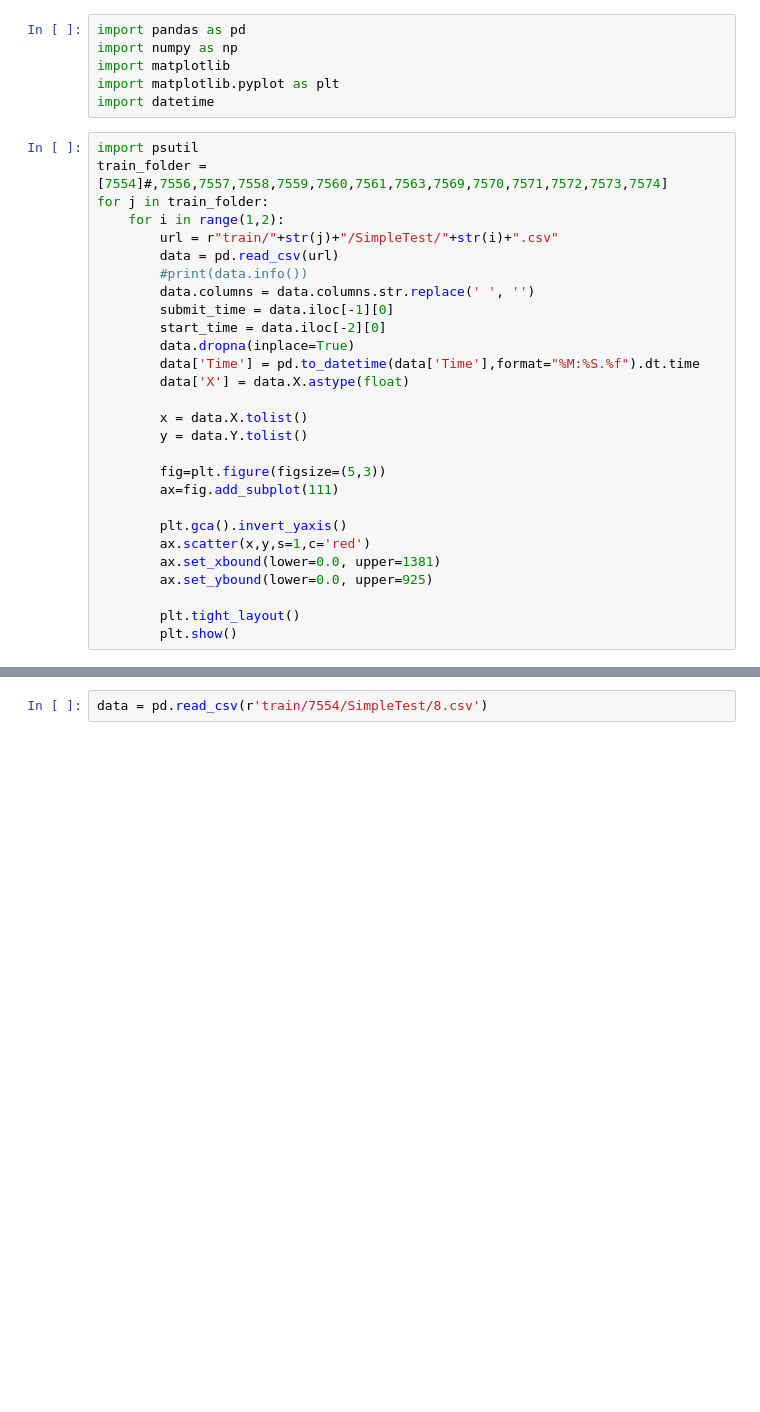
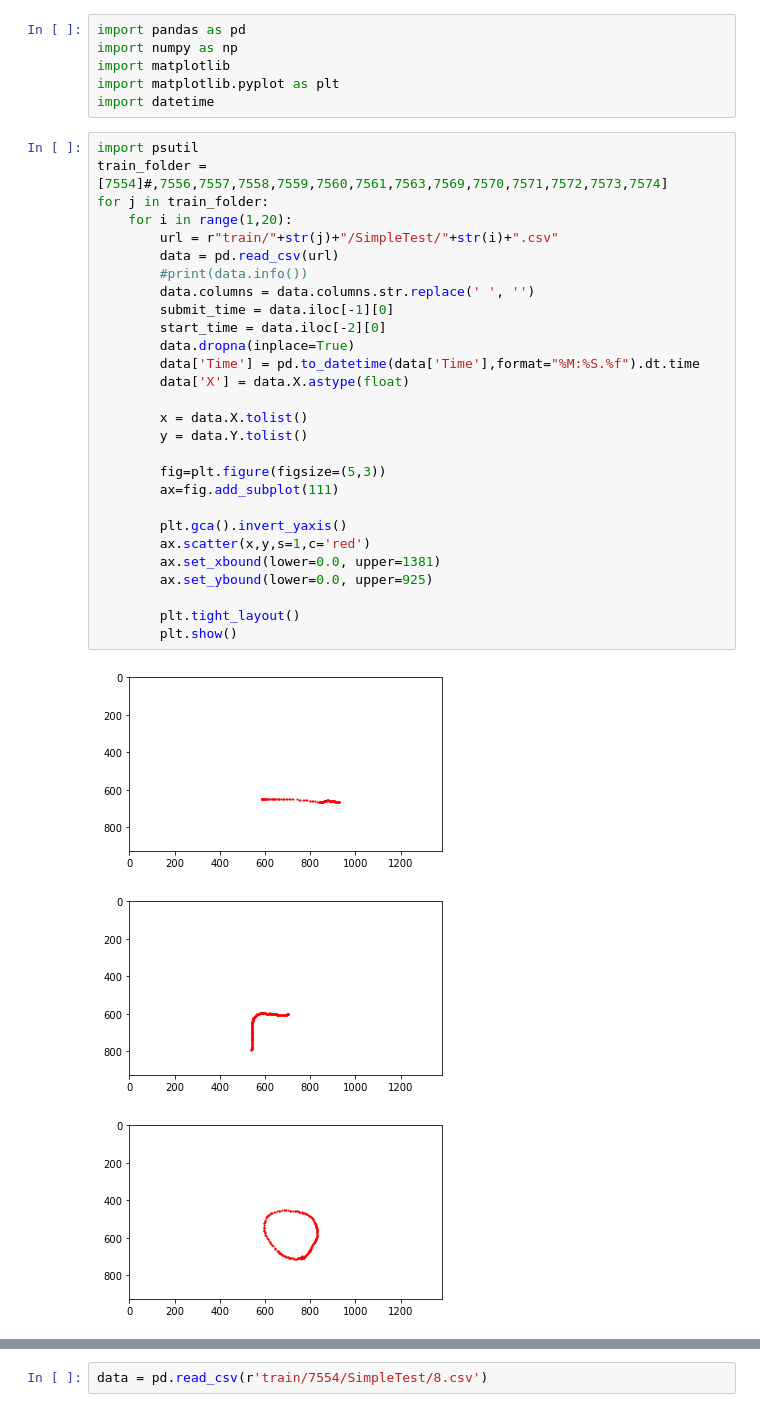
Before and after one commit to NoaAmichai/Final_project, a Jupyter notebook: Final_project.ipynb, the cells around one changed output, grey strips where cells are left out. Saved outputs shown, nothing was run; the diff lists cells and outputs as text; blank space fills up the shorter version.

```diff
--- a/Final_project.ipynb
+++ b/Final_project.ipynb
@@ -4,31 +4,35 @@ import numpy as np
 import matplotlib
 import matplotlib.pyplot as plt
 import datetime
-# %%
-import psutil
-train_folder = [7554]#,7556,7557,7558,7559,7560,7561,7563,7569,7570,7571,7572,7573,7574]
-for j in train_folder:
-    for i in range(1,2):
-        url = r"train/"+str(j)+"/SimpleTest/"+str(i)+".csv"
-        data = pd.read_csv(url)
-        #print(data.info())
-        data.columns = data.columns.str.replace(' ', '')
-        submit_time = data.iloc[-1][0]
-        start_time = data.iloc[-2][0]
-        data.dropna(inplace=True)
-        data['Time'] = pd.to_datetime(data['Time'],format="%M:%S.%f").dt.time
-        data['X'] = data.X.astype(float)
-
-        x = data.X.tolist()
-        y = data.Y.tolist()
-
-        fig=plt.figure(figsize=(5,3))
-        ax=fig.add_subplot(111)
-
-        plt.gca().invert_yaxis()
-        ax.scatter(x,y,s=1,c='red')
-        ax.set_xbound(lower=0.0, upper=1381)
-        ax.set_ybound(lower=0.0, upper=925)
-
-        plt.tight_layout()
-        plt.show()
+# %%
+import psutil
+train_folder = [7554]#,7556,7557,7558,7559,7560,7561,7563,7569,7570,7571,7572,7573,7574]
+for j in train_folder:
+    for i in range(1,20):
+        url = r"train/"+str(j)+"/SimpleTest/"+str(i)+".csv"
+        data = pd.read_csv(url)
+        #print(data.info())
+        data.columns = data.columns.str.replace(' ', '')
+        submit_time = data.iloc[-1][0]
+        start_time = data.iloc[-2][0]
+        data.dropna(inplace=True)
+        data['Time'] = pd.to_datetime(data['Time'],format="%M:%S.%f").dt.time
+        data['X'] = data.X.astype(float)
+
+        x = data.X.tolist()
+        y = data.Y.tolist()
+
+        fig=plt.figure(figsize=(5,3))
+        ax=fig.add_subplot(111)
+
+        plt.gca().invert_yaxis()
+        ax.scatter(x,y,s=1,c='red')
+        ax.set_xbound(lower=0.0, upper=1381)
+        ax.set_ybound(lower=0.0, upper=925)
+
+        plt.tight_layout()
+        plt.show()
+# %% [output]
+[figure, added]
+[figure, added]
+[figure, added]
```
Also changed, not shown: parts of 15 cells of this notebook.
